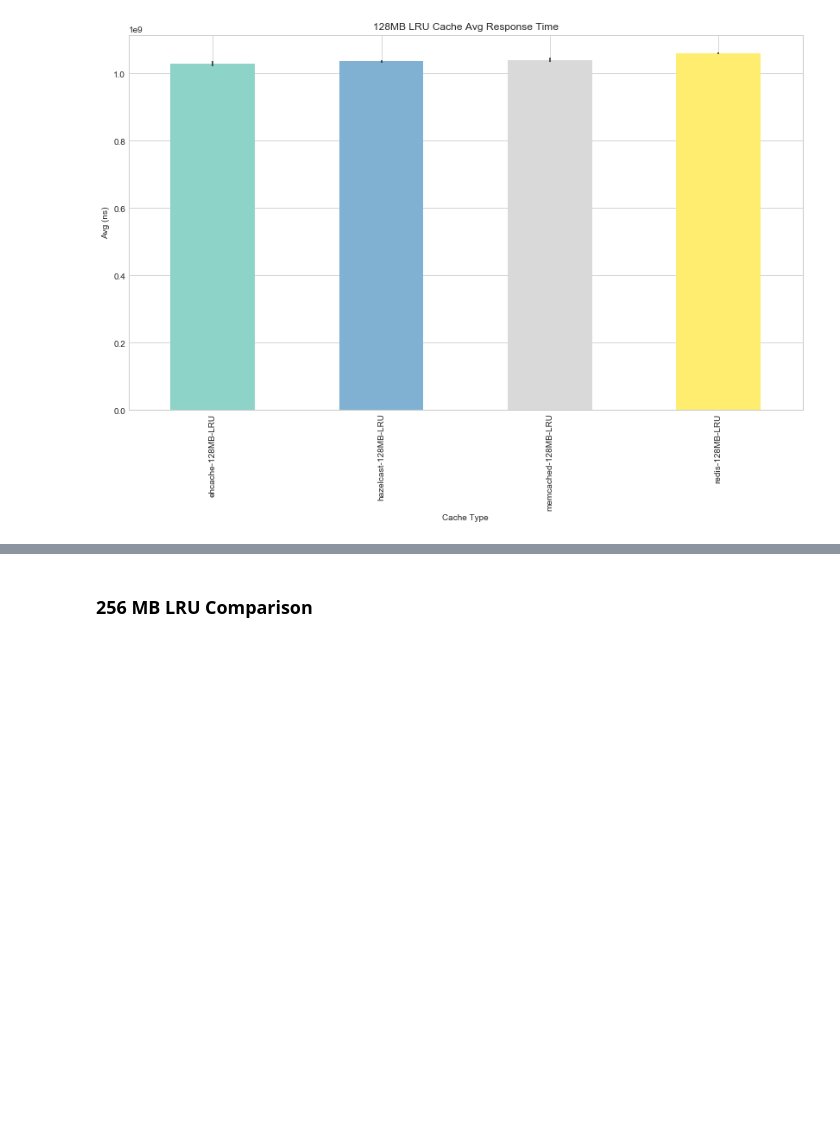
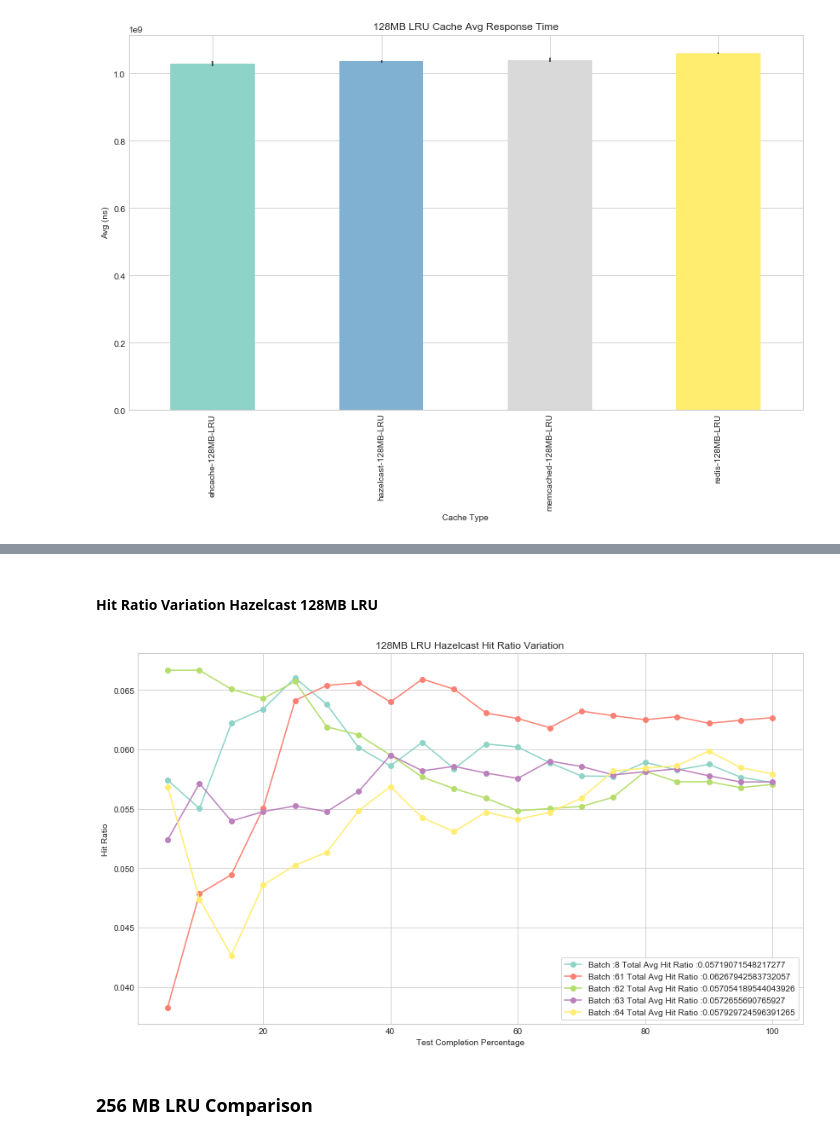
Before and after one commit to 1carew1/cachingrest_data_investigation, a Jupyter notebook: Cachingrest_Data_Investigation.ipynb, the cells around one changed output, grey strips where cells are left out. Cells and saved outputs as stored; diff of their text form; code cells hidden in the pictures; blank space fills up the shorter version.

```diff
--- a/Cachingrest_Data_Investigation.ipynb
+++ b/Cachingrest_Data_Investigation.ipynb
@@ -727,3 +776,9 @@ plot_avg("128MB LRU Cache Avg Response Time",
+# %% [markdown]
+#### Hit Ratio Variation Hazelcast 128MB LRU
+# %%
+plot_hit_ratio_variation("128MB LRU Hazelcast Hit Ratio Variation", hazelcast_lru_128_data, 2)
+# %% [output]
+[figure, added]
 # %% [markdown]
 ### 256 MB LRU Comparison
 # %%
```
Also changed, not shown: parts of 4 cells of this notebook.
